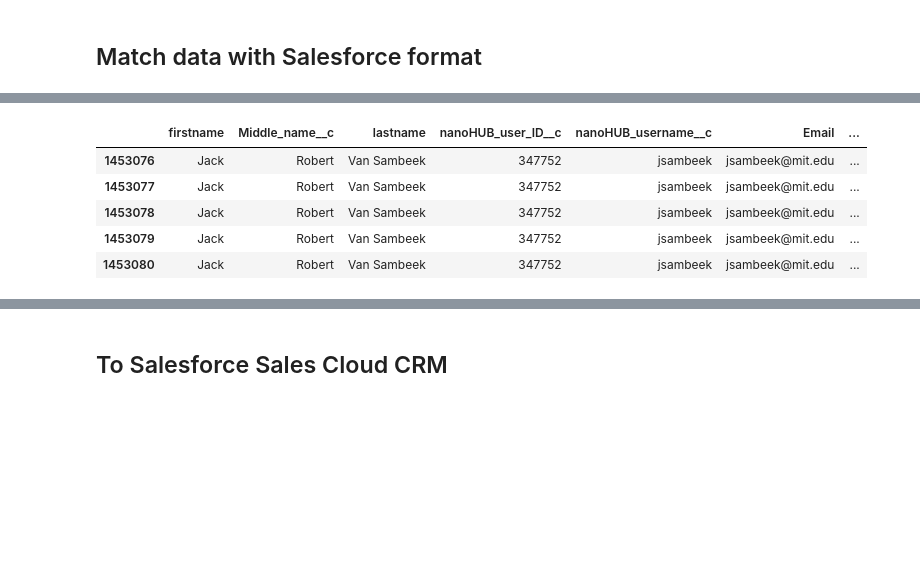
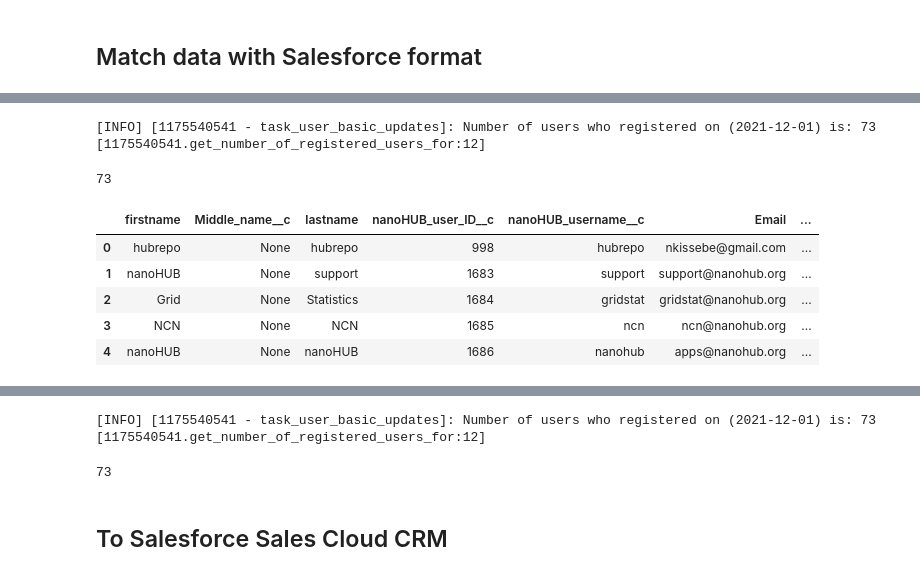
Before and after one commit to saxenap/nanohub, a Jupyter notebook: nanoHUB/pipeline/salesforce/task_user_basic_updates-2.ipynb, the cells around one changed output, grey strips where cells are left out. Cells and saved outputs as stored; diff of their text form; code cells hidden in the pictures; blank space fills up the shorter version.

```diff
--- a/nanoHUB/pipeline/salesforce/task_user_basic_updates-2.ipynb
+++ b/nanoHUB/pipeline/salesforce/task_user_basic_updates-2.ipynb
@@ -173,7 +219,7 @@ WHERE
 
 sql_query = sql_query % date_cutoff
 # %%
-df = pd.read_sql_query(sql_query, nanohub_db)
+df = pd.read_sql_query(sql_query, nanohub_db, parse_dates=['registerDate', 'lastvisitDate'])
 # display
 display(df.head())
 display(df.tail())
@@ -276,0 +315,15 @@ df = pd.merge(df, is_email_commerical.reset_index(name='is_email_commerical'), h
+# %%
+wang159_myrmekes_db = application.new_db_engine('wang159_myrmekes')
+
+sql_query = """
+SELECT
+    name AS domain_name,
+    domain,
+    industry,
+    `size range` as size,
+    country
+FROM wang159_myrmekes.companies_email_domain
+;
+"""
+domain_df = pd.read_sql_query(sql_query, wang159_myrmekes_db)
+display(domain_df.head())
@@ -556,3 +643,0 @@ display(df_sf[(df_sf['firstname'].isnull()) & (df_sf['Middle_name__c'].isnull())
-# %%
-df_sf = df_sf[(df_sf['firstname'].notnull()) & (df_sf['Middle_name__c'].notnull()) & (df_sf['lastname'].notnull())]
-display(df_sf.head())
@@ -573,5 +651,8 @@ df_sf['HasOptedOutOfEmail']            = df['sendEmail'].apply(lambda x: 0 if x=
 df_sf['nanoHUB_account_BLOCKED__c']    = df['block'].fillna(0)
 
 # solidify time-related columns from datetime to string
-df_sf['nanoHUB_registration_date__c']  = df['registerDate'].dt.date.fillna('').astype('str')
-df_sf['nanoHUB_last_active_date__c']   = df['lastvisitDate'].dt.date.fillna('').astype('str')
+df_sf['nanoHUB_registration_date__c']  = df["registerDate"].fillna('').dt.strftime('%Y-%m-%d')
+df_sf['nanoHUB_last_active_date__c']   = df["lastvisitDate"].fillna('').dt.strftime('%Y-%m-%d')
+
+display(df_sf.head())
+display(df_sf.tail())
@@ -578,27 +697,32 @@ df_sf['nanoHUB_last_active_date__c']   = df['lastvisitDate'].dt.date.fillna('').
+# %%
+display(get_number_of_registered_users_for_yesterday(df_sf, 'nanoHUB_registration_date__c'))
+# %% [output]
+[INFO] [1175540541 - task_user_basic_updates]: Number of users who registered on (2021-12-01) is: 73 [1175540541.get_number_of_registered_users_for:12]
+73
 # %%
 # Tableau detailed view
 df_sf['Detailed_user_timeline_to_Tableau__c'] = df_sf['Email'].apply(lambda x: 'https://tableauqa.itap.purdue.edu/views/profile/ProfileTimeline?Id%20Email='+x+'\
 &:iframeSizedToWindow=true&:embed=y&:showAppBanner=false\
 &:display_count=no&:showVizHome=no#6' if x != '' else '')
 
 # nanoHUB user profile
 df_sf['nanoHUB_user_page__c'] = df_sf['nanoHUB_user_ID__c'].apply(lambda x: 'https://nanohub.org/members/%d'%x if x != '' else '')
 df_sf['Organization__c'] = df['organization'].fillna('')
 
 df_sf['ORCID__c'] = df['orcid'].fillna('')
 
 # derived information
 df_sf['Organization_email_derived__c'] = df['Salesforce_org_ID'].fillna(' ')
 
 sf_original_fields = df_sf.columns
 
 # display
-df_sf.head()
-df_sf.tail()
+display(df_sf.head())
+display(df_sf.tail())
 # %% [output]
 |  | firstname | Middle_name__c | lastname | nanoHUB_user_ID__c | nanoHUB_username__c | Email | ... |
-| 1453076 | Jack | Robert | Van Sambeek | 347752 | jsambeek | jsambeek@mit.edu | ... |
-| 1453077 | Jack | Robert | Van Sambeek | 347752 | jsambeek | jsambeek@mit.edu | ... |
-| 1453078 | Jack | Robert | Van Sambeek | 347752 | jsambeek | jsambeek@mit.edu | ... |
-| 1453079 | Jack | Robert | Van Sambeek | 347752 | jsambeek | jsambeek@mit.edu | ... |
-| 1453080 | Jack | Robert | Van Sambeek | 347752 | jsambeek | jsambeek@mit.edu | ... |
+| 0 | hubrepo | None | hubrepo | 998 | hubrepo | nkissebe@gmail.com | ... |
+| 1 | nanoHUB | None | support | 1683 | support | support@nanohub.org | ... |
+| 2 | Grid | None | Statistics | 1684 | gridstat | gridstat@nanohub.org | ... |
+| 3 | NCN | None | NCN | 1685 | ncn | ncn@nanohub.org | ... |
+| 4 | nanoHUB | None | nanoHUB | 1686 | nanohub | apps@nanohub.org | ... |
@@ -605,3 +735,8 @@ df_sf.tail()
+# %%
+display(get_number_of_registered_users_for_yesterday(df_sf, 'nanoHUB_registration_date__c'))
+# %% [output]
+[INFO] [1175540541 - task_user_basic_updates]: Number of users who registered on (2021-12-01) is: 73 [1175540541.get_number_of_registered_users_for:12]
+73
 # %% [markdown]
 ## To Salesforce Sales Cloud CRM
 # %%
```
Also changed, not shown: parts of 38 cells of this notebook.
